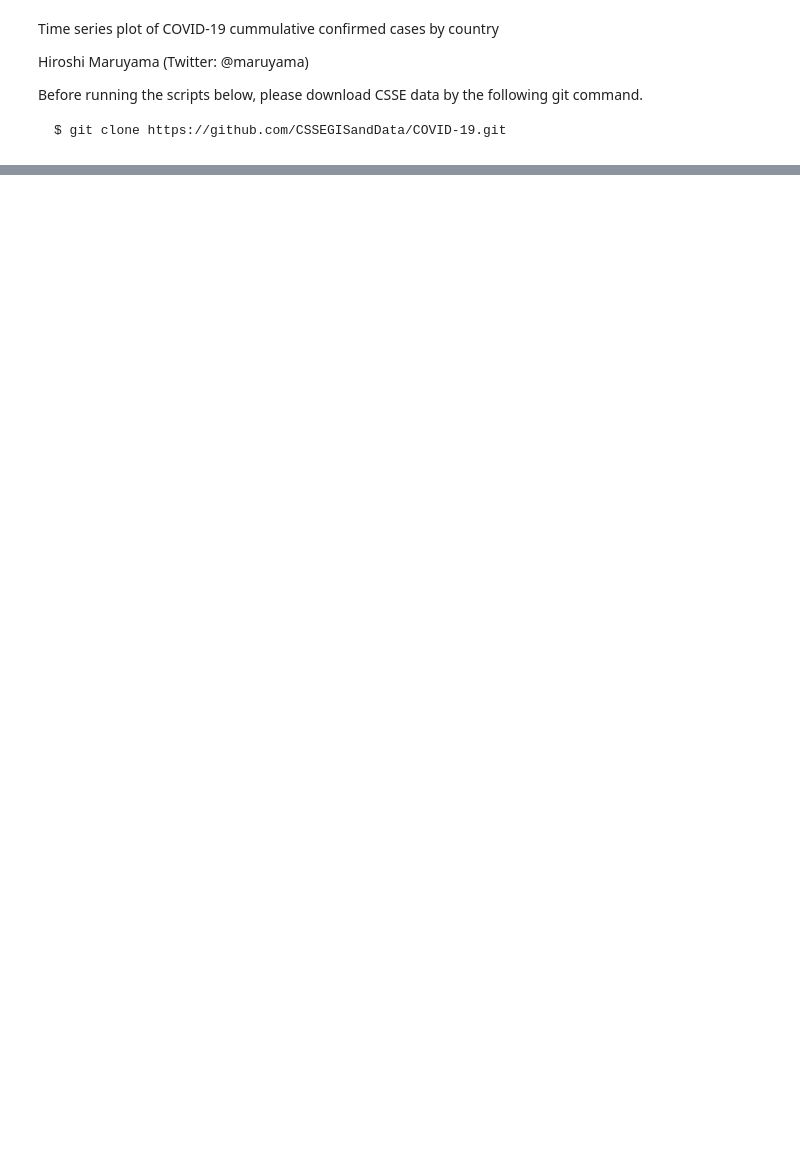
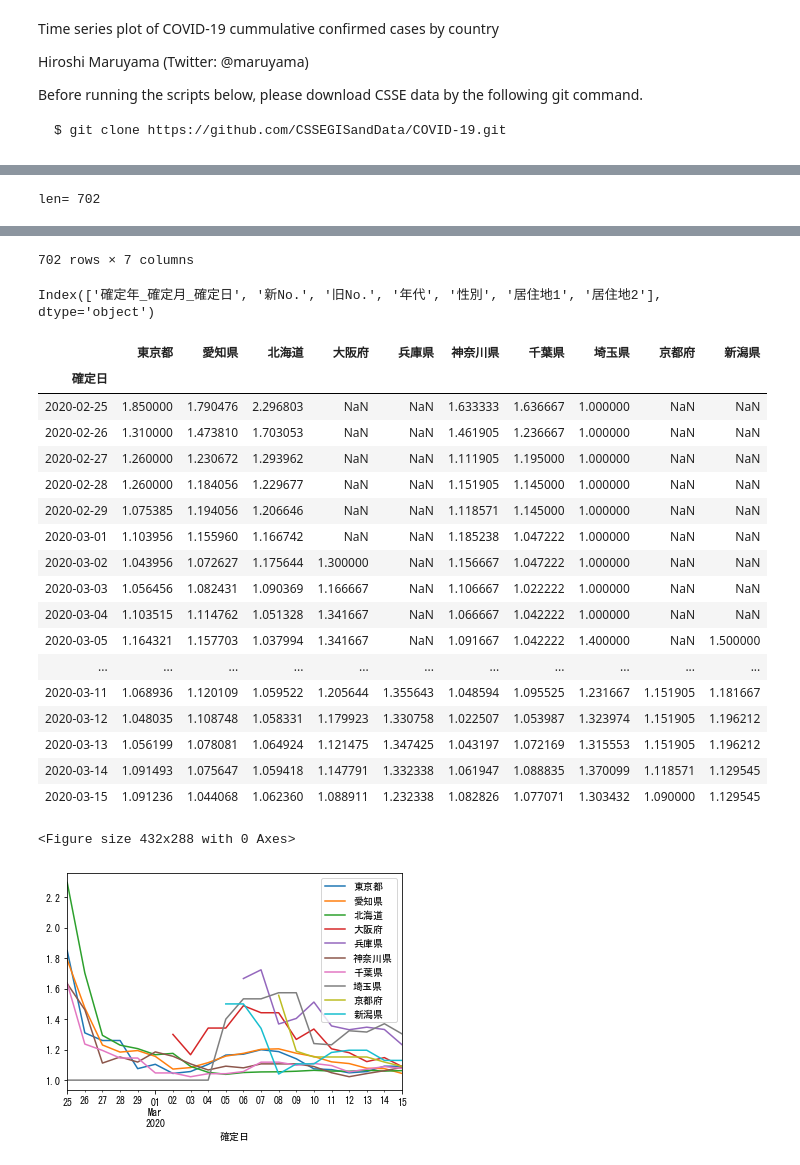
Before and after one commit to personal-hm2/coronavirus_model, a Jupyter notebook: COVID-19 Plot.ipynb, the cells around one changed output, grey strips where cells are left out. Drawn from its saved outputs; the diff is of its cells as text; code cells hidden in the pictures; blank space fills up the shorter version.

```diff
--- a/COVID-19 Plot.ipynb
+++ b/COVID-19 Plot.ipynb
@@ -35,0 +84,42 @@ np.log10(t).plot()
+# %%
+%matplotlib inline
+import pandas as pd
+import numpy as np
+
+import matplotlib as mpl
+import matplotlib.pyplot as plt
+font = {'family' : 'MS Gothic'}
+mpl.rc('font', **font)
+
+
+df = pd.read_csv('https://raw.githubusercontent.com/kaz-ogiwara/covid19/master/data/individuals.csv', parse_dates=[["確定年", "確定月", "確定日"]])
+print("len=", len(df))
+display(df)
+print(df.columns)
+df = df.drop(['新No.', '旧No.', '年代', '性別', '居住地2'], axis=1)
+
+# df.groupby("居住地").count()
+#df.groupby(["確定年", "確定月", "確定日"]).count()
+def get_data_by_pref(pref):  # 県ごとのデータを取得
+    ts = df[df["居住地1"] == pref].groupby("確定年_確定月_確定日").count()
+    ts.reset_index(inplace = True)
+    # ts = ts.rename(columns={'確定年_確定月_確定日': '確定日',"居住地":"愛知県" })
+    ts = ts.rename(columns={'確定年_確定月_確定日': '確定日',"居住地1" : pref})
+    # ts = ts.set_index("確定日")
+    return ts
+
+fig = plt.figure()
+# ts.rolling(3).mean().plot()
+pref_data = get_data_by_pref("東京都")
+
+for pref in ("愛知県", "北海道", "大阪府", "兵庫県", "神奈川県","千葉県","埼玉県","京都府","新潟県"):
+    pref_data = pref_data.merge(get_data_by_pref(pref), how='outer', sort=True)
+    # print(pref_data.describe())
+# get_data_by_pref("東京都")
+pref_data = pref_data.set_index("確定日")
+(pref_data.loc["2020-02-20":,:].fillna(0).cumsum().pct_change() + 1.0).rolling(5).mean().iloc[5:, :].plot()
+
+(pref_data.loc["2020-02-20":,:].fillna(0).cumsum().pct_change() + 1.0).rolling(5).mean().iloc[5:, :]
+# pref_data
+# %% [output]
+len= 702
@@ -35,0 +138,22 @@ np.log10(t).plot()
+702 rows × 7 columns
+Index(['確定年_確定月_確定日', '新No.', '旧No.', '年代', '性別', '居住地1', '居住地2'], dtype='object')
+|  | 東京都 | 愛知県 | 北海道 | 大阪府 | 兵庫県 | 神奈川県 | 千葉県 | 埼玉県 | 京都府 | 新潟県 |
+| 確定日 |  |  |  |  |  |  |  |  |  |  |
+| 2020-02-25 | 1.850000 | 1.790476 | 2.296803 | NaN | NaN | 1.633333 | 1.636667 | 1.000000 | NaN | NaN |
+| 2020-02-26 | 1.310000 | 1.473810 | 1.703053 | NaN | NaN | 1.461905 | 1.236667 | 1.000000 | NaN | NaN |
+| 2020-02-27 | 1.260000 | 1.230672 | 1.293962 | NaN | NaN | 1.111905 | 1.195000 | 1.000000 | NaN | NaN |
+| 2020-02-28 | 1.260000 | 1.184056 | 1.229677 | NaN | NaN | 1.151905 | 1.145000 | 1.000000 | NaN | NaN |
+| 2020-02-29 | 1.075385 | 1.194056 | 1.206646 | NaN | NaN | 1.118571 | 1.145000 | 1.000000 | NaN | NaN |
+| 2020-03-01 | 1.103956 | 1.155960 | 1.166742 | NaN | NaN | 1.185238 | 1.047222 | 1.000000 | NaN | NaN |
+| 2020-03-02 | 1.043956 | 1.072627 | 1.175644 | 1.300000 | NaN | 1.156667 | 1.047222 | 1.000000 | NaN | NaN |
+| 2020-03-03 | 1.056456 | 1.082431 | 1.090369 | 1.166667 | NaN | 1.106667 | 1.022222 | 1.000000 | NaN | NaN |
+| 2020-03-04 | 1.103515 | 1.114762 | 1.051328 | 1.341667 | NaN | 1.066667 | 1.042222 | 1.000000 | NaN | NaN |
+| 2020-03-05 | 1.164321 | 1.157703 | 1.037994 | 1.341667 | NaN | 1.091667 | 1.042222 | 1.400000 | NaN | 1.500000 |
+| ... | ... | ... | ... | ... | ... | ... | ... | ... | ... | ... |
+| 2020-03-11 | 1.068936 | 1.120109 | 1.059522 | 1.205644 | 1.355643 | 1.048594 | 1.095525 | 1.231667 | 1.151905 | 1.181667 |
+| 2020-03-12 | 1.048035 | 1.108748 | 1.058331 | 1.179923 | 1.330758 | 1.022507 | 1.053987 | 1.323974 | 1.151905 | 1.196212 |
+| 2020-03-13 | 1.056199 | 1.078081 | 1.064924 | 1.121475 | 1.347425 | 1.043197 | 1.072169 | 1.315553 | 1.151905 | 1.196212 |
+| 2020-03-14 | 1.091493 | 1.075647 | 1.059418 | 1.147791 | 1.332338 | 1.061947 | 1.088835 | 1.370099 | 1.118571 | 1.129545 |
+| 2020-03-15 | 1.091236 | 1.044068 | 1.062360 | 1.088911 | 1.232338 | 1.082826 | 1.077071 | 1.303432 | 1.090000 | 1.129545 |
+<Figure size 432x288 with 0 Axes>
+[figure, added]
```
Also changed, not shown: parts of 4 cells of this notebook.
